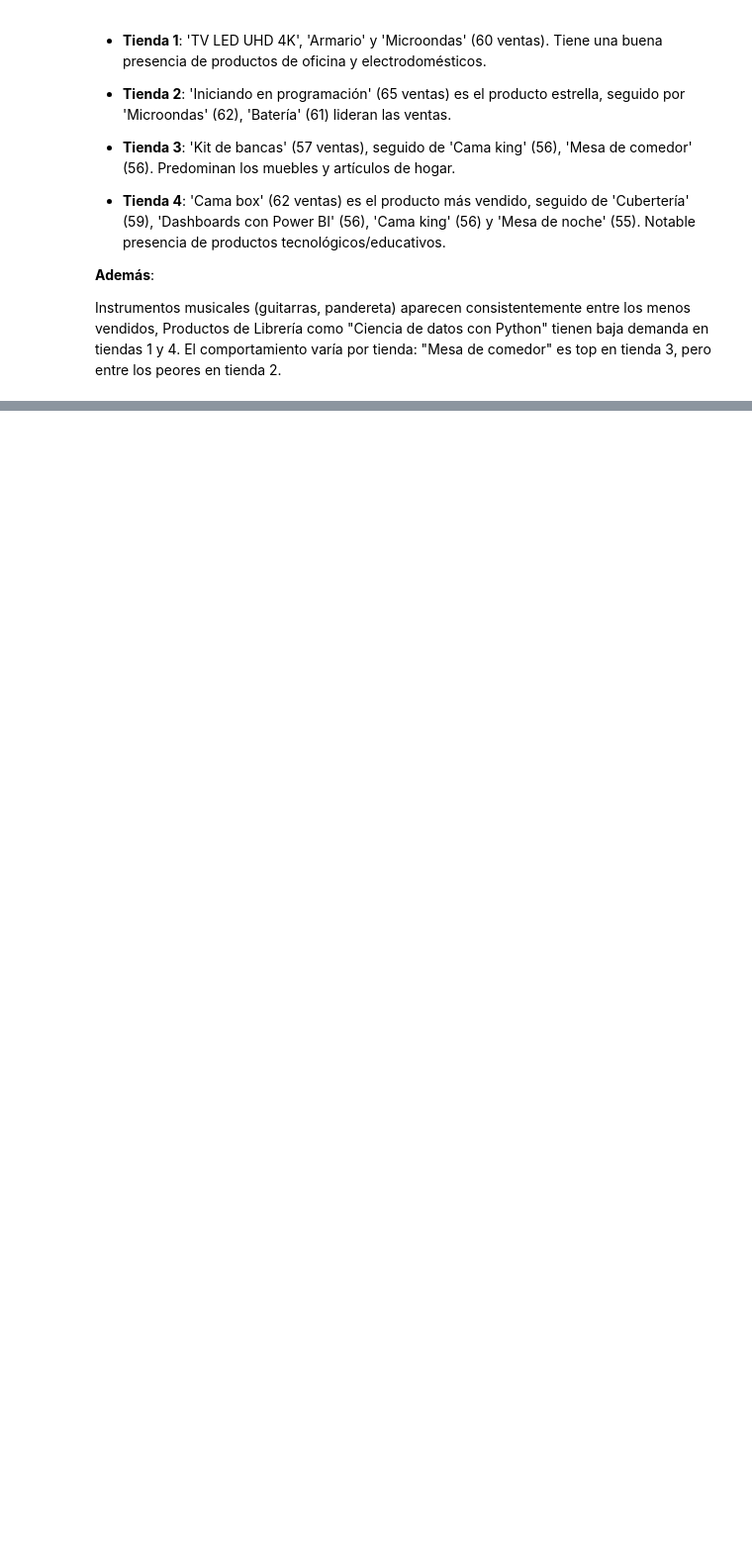
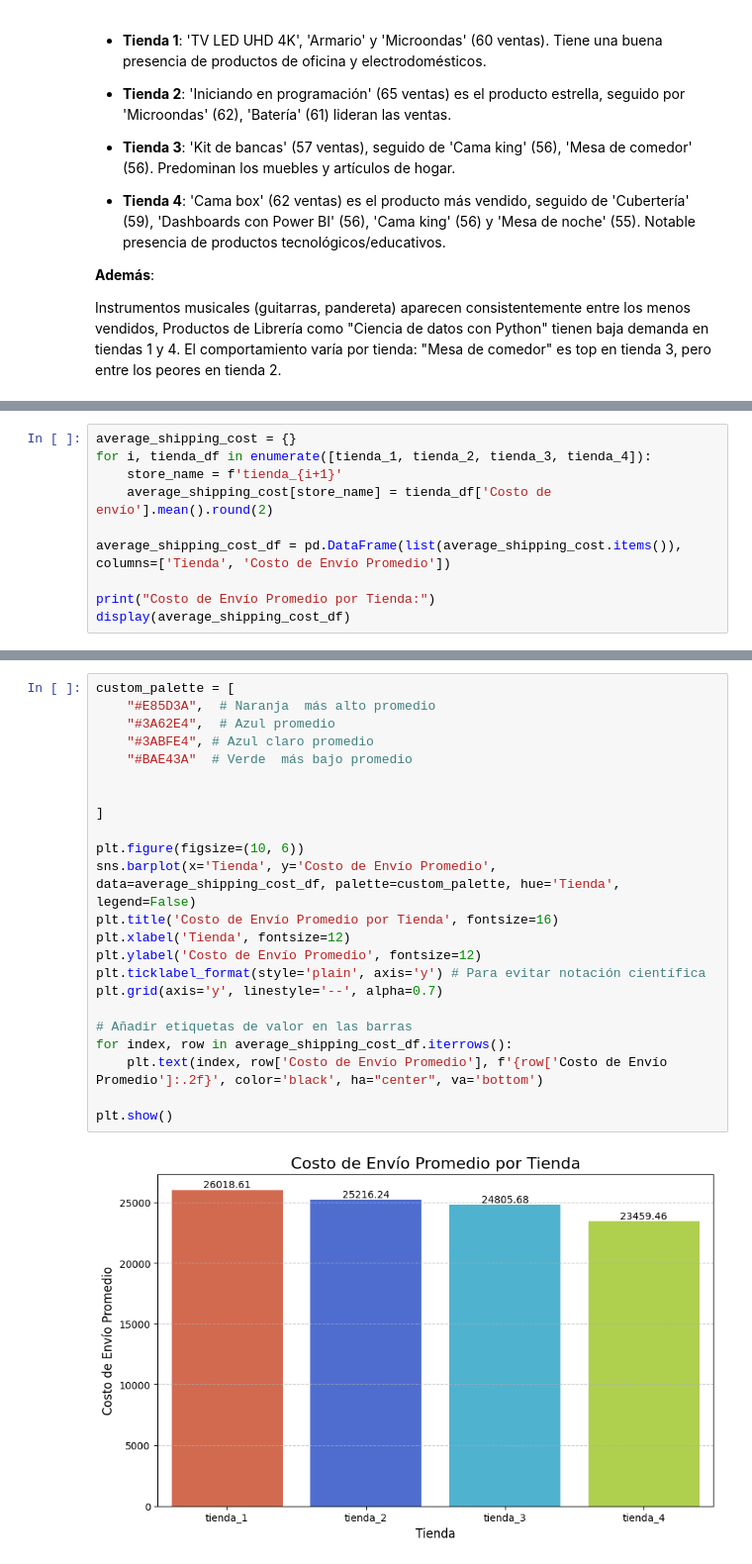
Before and after one commit to LenninTemoche/Challenge-Alura-Store-One-DS, a Jupyter notebook: AluraStoreLatam.ipynb, the cells around one changed output, grey strips where cells are left out. Shown at 99% size. Drawn from its saved outputs; the diff is of its cells as text; blank space fills up the shorter version.

Commit message:
se realiza análisis de costos de envío promedio, y se agrega visual de barras

```diff
--- a/AluraStoreLatam.ipynb
+++ b/AluraStoreLatam.ipynb
@@ -586,0 +591,10 @@ Productos de Librería como "Ciencia de datos con Python" tienen baja demanda en
+# %%
+average_shipping_cost = {}
+for i, tienda_df in enumerate([tienda_1, tienda_2, tienda_3, tienda_4]):
+    store_name = f'tienda_{i+1}'
+    average_shipping_cost[store_name] = tienda_df['Costo de envío'].mean().round(2)
+
+average_shipping_cost_df = pd.DataFrame(list(average_shipping_cost.items()), columns=['Tienda', 'Costo de Envío Promedio'])
+
+print("Costo de Envío Promedio por Tienda:")
+display(average_shipping_cost_df)
@@ -586,0 +608,25 @@ Productos de Librería como "Ciencia de datos con Python" tienen baja demanda en
+# %%
+custom_palette = [
+    "#E85D3A",  # Naranja  más alto promedio
+    "#3A62E4",  # Azul promedio
+    "#3ABFE4", # Azul claro promedio
+    "#BAE43A"  # Verde  más bajo promedio
+
+
+]
+
+plt.figure(figsize=(10, 6))
+sns.barplot(x='Tienda', y='Costo de Envío Promedio', data=average_shipping_cost_df, palette=custom_palette, hue='Tienda', legend=False)
+plt.title('Costo de Envío Promedio por Tienda', fontsize=16)
+plt.xlabel('Tienda', fontsize=12)
+plt.ylabel('Costo de Envío Promedio', fontsize=12)
+plt.ticklabel_format(style='plain', axis='y') # Para evitar notación científica
+plt.grid(axis='y', linestyle='--', alpha=0.7)
+
+# Añadir etiquetas de valor en las barras
+for index, row in average_shipping_cost_df.iterrows():
+    plt.text(index, row['Costo de Envío Promedio'], f'{row['Costo de Envío Promedio']:.2f}', color='black', ha="center", va='bottom')
+
+plt.show()
+# %% [output]
+[figure, added]
```
Also changed, not shown: parts of 4 cells of this notebook.
